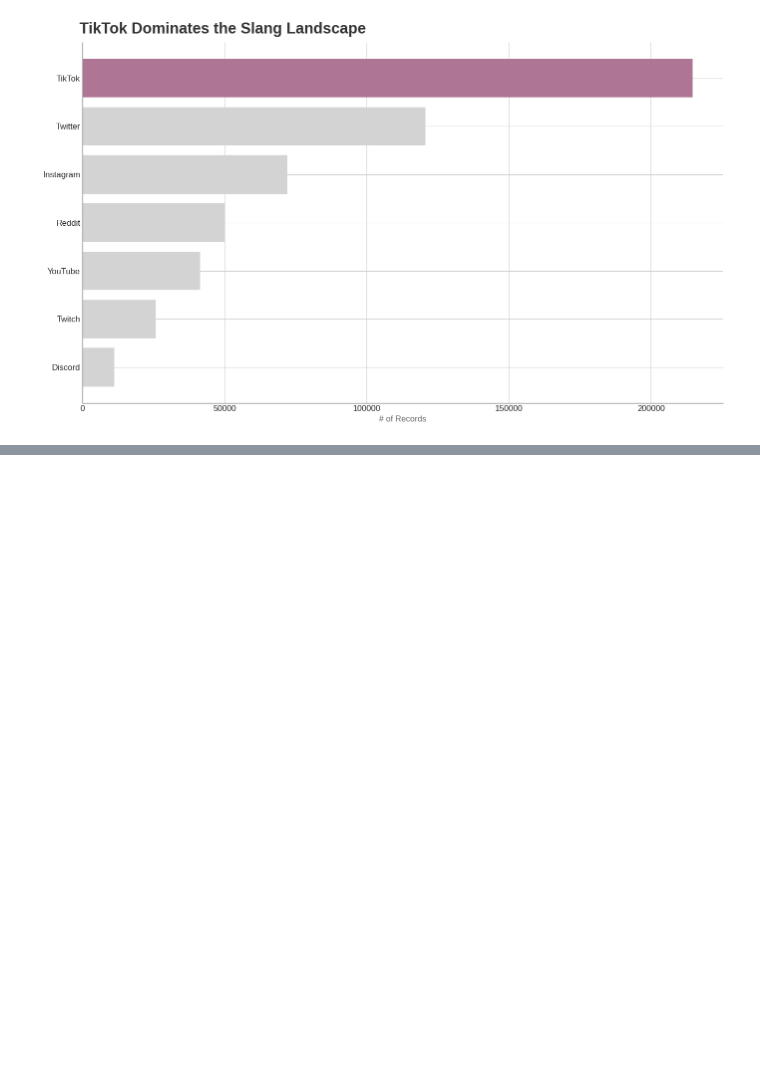
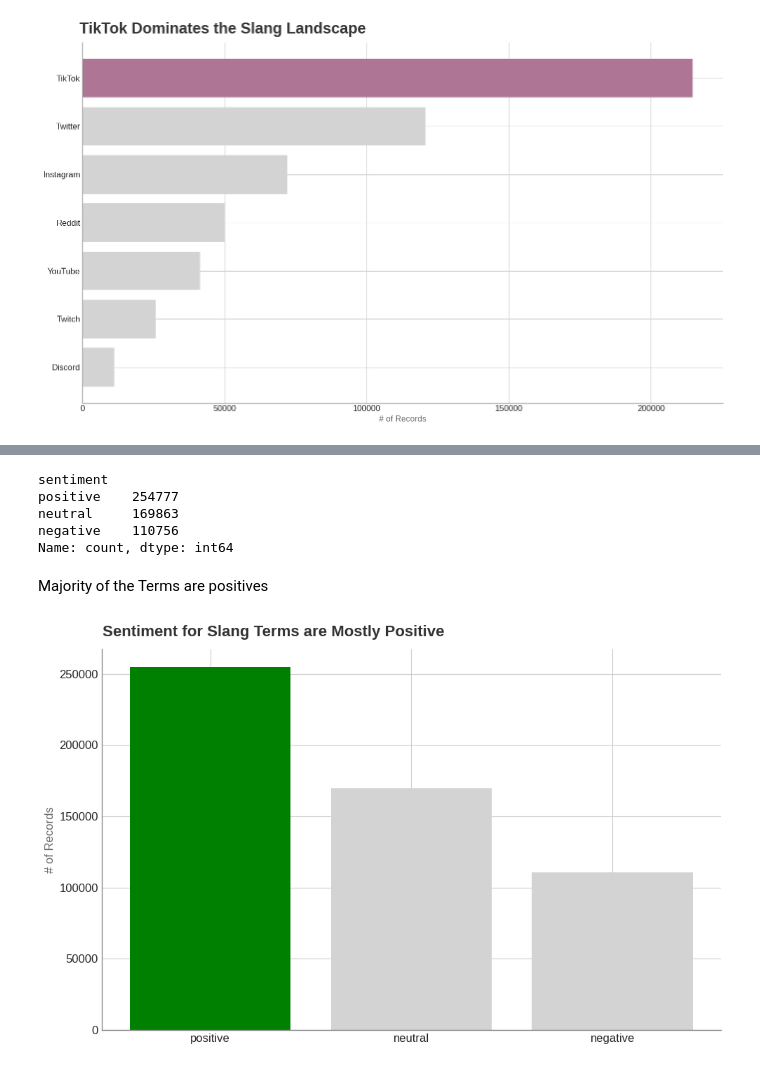
Before and after one commit to JKariithi/genzSlang, a Jupyter notebook: analysis.ipynb, the cells around one changed output, grey strips where cells are left out. Drawn from its saved outputs; the diff is of its cells as text; code cells hidden in the pictures; blank space fills up the shorter version.

Commit message:
Sentiment distribution

```diff
--- a/analysis.ipynb
+++ b/analysis.ipynb
@@ -369,0 +380,40 @@ plt.show()
+# %%
+# Distribution of the sentiment
+df['sentiment'].value_counts()
+# %% [output]
+sentiment
+positive    254777
+neutral     169863
+negative    110756
+Name: count, dtype: int64
+# %% [markdown]
+Majority of the Terms are positives
+# %%
+sentiment = df['sentiment'].value_counts()
+# %%
+fig, ax = plt.subplots(figsize=(10,6))
+
+# Setting the colors and bars
+colors = ['#008000' if label == 'positive' else '#D3D3D3' for label in sentiment.index]
+ax.bar(sentiment.index, sentiment.values, color=colors)
+
+# Remove the top and right borders
+ax.spines['top'].set_visible(False)
+ax.spines['right'].set_visible(False)
+
+# Make the marigins more visible
+ax.spines['left'].set_color('#888888')
+ax.spines['bottom'].set_color('#888888')
+
+# label the y-axis
+ax.set_ylabel('# of Records', color='#666666', fontsize=12)
+
+# Give the Titles
+fig.text(0.1, 1.0, "Sentiment for Slang Terms are Mostly Positive",
+        fontsize=16, fontweight='bold', color='#333333' )
+
+
+plt.tight_layout()
+plt.show()
+# %% [output]
+[figure, added]
```
Also changed, not shown: parts of 1 cell of this notebook.
